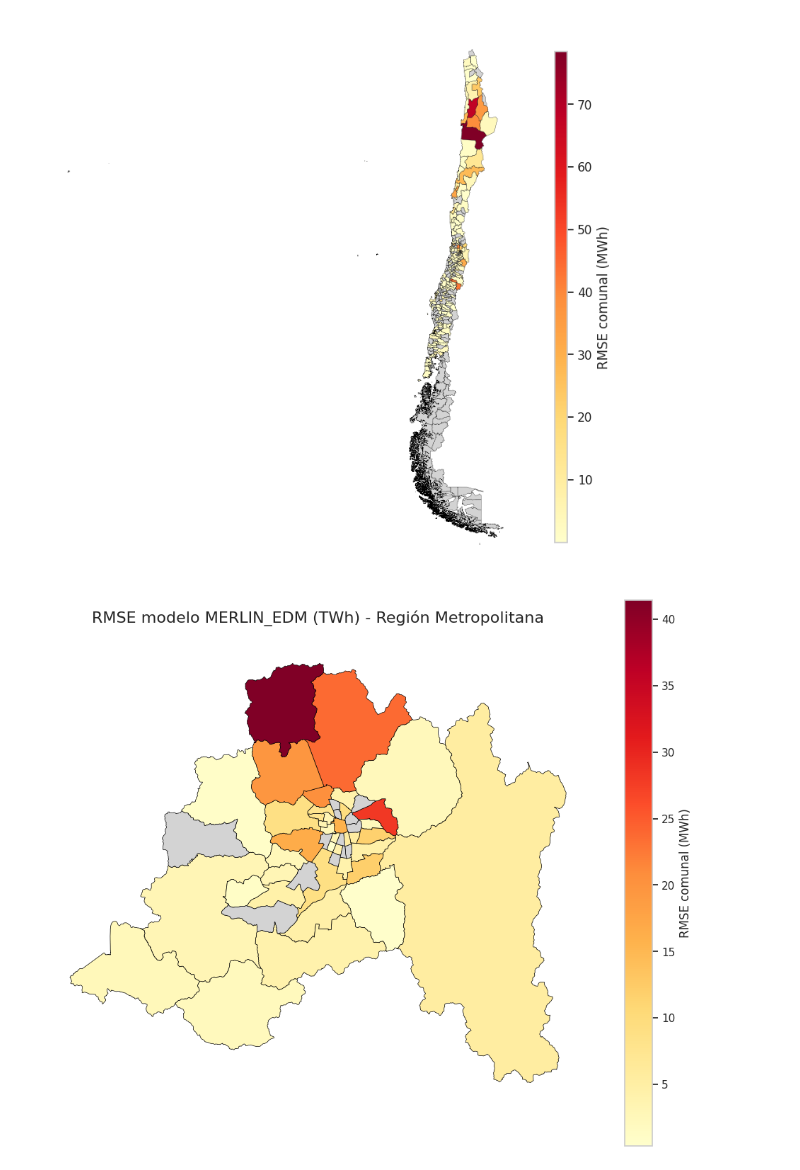
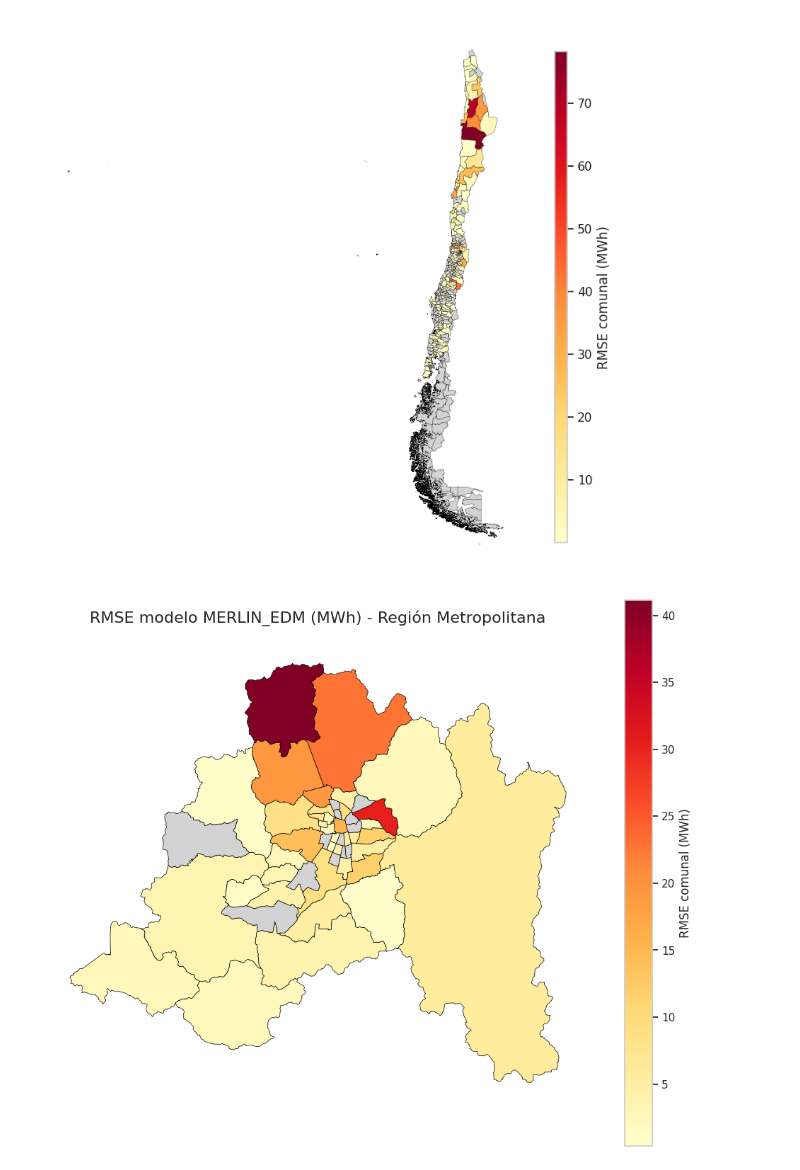
Before and after one commit to FCR-CSET-Merlin/MERLIN_EDM, a Jupyter notebook: prototipo_2/notebooks/evaluacion_nacional.ipynb, the cells around one changed output. Cells and saved outputs as stored; diff of their text form; code cells hidden in the pictures.

```diff
--- a/prototipo_2/notebooks/evaluacion_nacional.ipynb
+++ b/prototipo_2/notebooks/evaluacion_nacional.ipynb
@@ -83,7 +70,7 @@ RMSE: 4.86 MWh
 # %%
 # 1. Cargar dataframe con los resultados del modelo
 RESULTADOS_DIR = "../models/modelo_nacional/results"
-df_resultados = pd.read_parquet(RESULTADOS_DIR + "/resultados_modelo_nacional.parquet")
+df_resultados = pd.read_parquet(RESULTADOS_DIR + "/resultados_modelo_nacional_desagregado_v2.parquet")
 
 # ==========================================
 # 2. DESEMPEÑO A NIVEL NACIONAL (Serie Agregada)
@@ -426,33 +413,33 @@ plt.show()
 # %%
 # 1. Filtrar el GeoDataFrame para dejar solo las 52 comunas de la RM
 # Reemplaza 'region' por el nombre de tu columna y 'Región Metropolitana' por tu string/código exacto.
 gdf_rm = gdf_mapa[gdf_mapa["region"] == "METROPOLITANA DE SANTIAGO"]
 
 # 2. Configurar la figura (proporción más cuadrada para la RM)
 fig, ax = plt.subplots(1, 1, figsize=(10, 10))
 
 # 3. Graficar la geocapa de la Región Metropolitana
 gdf_rm.plot(
     column="RMSE",
     ax=ax,
     legend=True,
     cmap="YlOrRd",
     legend_kwds={
         "label": "RMSE comunal (MWh)",
         "shrink": 0.8,  # Una barra un poco más alta se ve bien aquí
         "orientation": "vertical",
     },
     missing_kwds={"color": "lightgrey", "label": "Sin datos"},
     edgecolor="black",
     linewidth=0.5,
 )  # Aumentamos levemente el grosor de línea porque es un mapa con "zoom"
 
 # 4. Detalles estéticos
-plt.title("RMSE modelo MERLIN_EDM (TWh) - Región Metropolitana", fontsize=16, pad=20)
+plt.title("RMSE modelo MERLIN_EDM (MWh) - Región Metropolitana", fontsize=16, pad=20)
 ax.set_axis_off()
 plt.tight_layout()
 plt.show()
 # %% [output]
-[figure, old version]
+[figure, new version]
 # %%
 # 1. Cargar dataframe con los resultados del modelo desagregado
```
Also changed, not shown: parts of 6 cells of this notebook, 2 other files.
